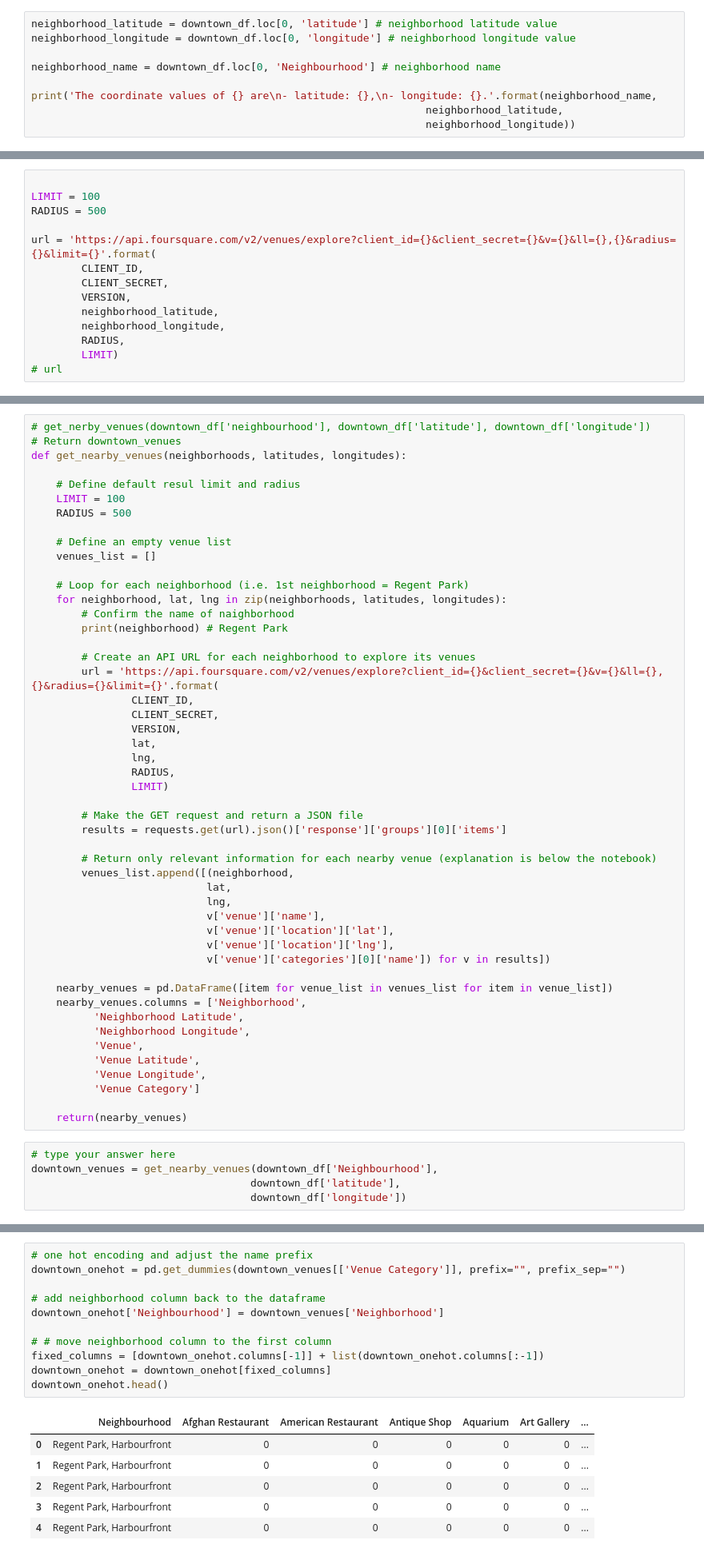
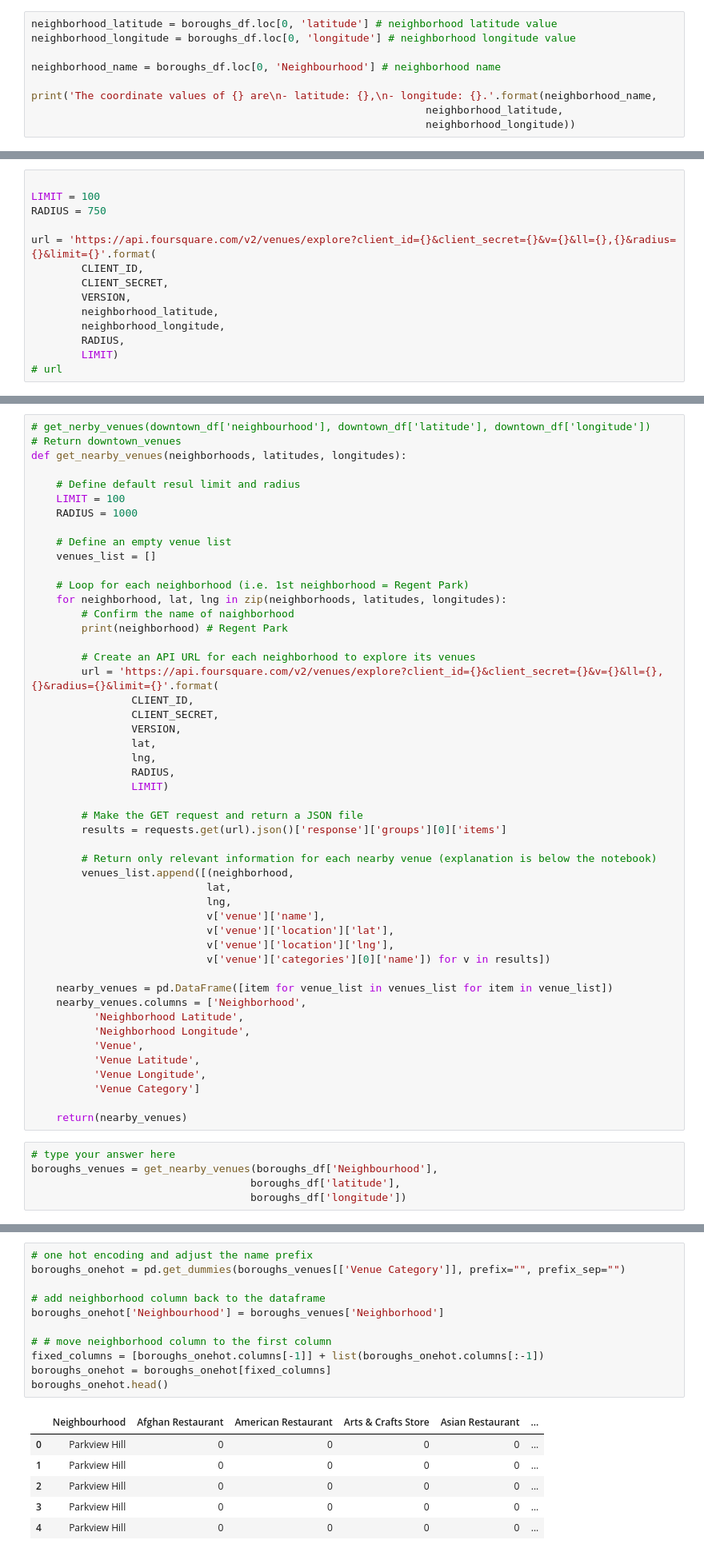
Before and after one commit to diardanoraihan/Coursera_Capstone, a Jupyter notebook: Pre3_Clustering_Neigborhoods_Toronto.ipynb, the cells around one changed output, grey strips where cells are left out. Shown at 80% size. Drawn from its saved outputs; the diff is of its cells as text.

```diff
--- a/Pre3_Clustering_Neigborhoods_Toronto.ipynb
+++ b/Pre3_Clustering_Neigborhoods_Toronto.ipynb
@@ -190,10 +234,10 @@ First neighborhood: Regent Park, Harbourfront
 # %% [markdown]
 - Get the location coordinate of the neighborhood
 # %%
-neighborhood_latitude = downtown_df.loc[0, 'latitude'] # neighborhood latitude value
-neighborhood_longitude = downtown_df.loc[0, 'longitude'] # neighborhood longitude value
+neighborhood_latitude = boroughs_df.loc[0, 'latitude'] # neighborhood latitude value
+neighborhood_longitude = boroughs_df.loc[0, 'longitude'] # neighborhood longitude value
 
-neighborhood_name = downtown_df.loc[0, 'Neighbourhood'] # neighborhood name
+neighborhood_name = boroughs_df.loc[0, 'Neighbourhood'] # neighborhood name
 
 print('The coordinate values of {} are\n- latitude: {},\n- longitude: {}.'.format(neighborhood_name,
                                                                neighborhood_latitude,
@@ -209,7 +253,7 @@ The coordinate values of Regent Park, Harbourfront are
 # %%
 
 LIMIT = 100
-RADIUS = 500
+RADIUS = 750
 
 url = 'https://api.foursquare.com/v2/venues/explore?client_id={}&client_secret={}&v={}&ll={},{}&radius={}&limit={}'.format(
         CLIENT_ID,
@@ -343,7 +387,7 @@ def get_nearby_venues(neighborhoods, latitudes, longitudes):
 
     # Define default resul limit and radius
     LIMIT = 100
-    RADIUS = 500
+    RADIUS = 1000
 
     # Define an empty venue list
     venues_list = []
@@ -387,7 +431,7 @@ def get_nearby_venues(neighborhoods, latitudes, longitudes):
     return(nearby_venues)
 # %%
 # type your answer here
-downtown_venues = get_nearby_venues(downtown_df['Neighbourhood'],
-                                   downtown_df['latitude'],
-                                   downtown_df['longitude'])
+boroughs_venues = get_nearby_venues(boroughs_df['Neighbourhood'],
+                                   boroughs_df['latitude'],
+                                   boroughs_df['longitude'])
 # %% [output]
@@ -456,19 +513,19 @@ __Our next objective is to create a dataframe containing the top 10 venues for e
 __1. First, we will do the One Hot Encoding to the venue category for each neighborhood.__
 # %%
 # one hot encoding and adjust the name prefix
-downtown_onehot = pd.get_dummies(downtown_venues[['Venue Category']], prefix="", prefix_sep="")
+boroughs_onehot = pd.get_dummies(boroughs_venues[['Venue Category']], prefix="", prefix_sep="")
 
 # add neighborhood column back to the dataframe
-downtown_onehot['Neighbourhood'] = downtown_venues['Neighborhood']
+boroughs_onehot['Neighbourhood'] = boroughs_venues['Neighborhood']
 
 # # move neighborhood column to the first column
-fixed_columns = [downtown_onehot.columns[-1]] + list(downtown_onehot.columns[:-1])
-downtown_onehot = downtown_onehot[fixed_columns]
-downtown_onehot.head()
+fixed_columns = [boroughs_onehot.columns[-1]] + list(boroughs_onehot.columns[:-1])
+boroughs_onehot = boroughs_onehot[fixed_columns]
+boroughs_onehot.head()
 # %% [output]
-|  | Neighbourhood | Afghan Restaurant | American Restaurant | Antique Shop | Aquarium | Art Gallery | ... |
-| 0 | Regent Park, Harbourfront | 0 | 0 | 0 | 0 | 0 | ... |
-| 1 | Regent Park, Harbourfront | 0 | 0 | 0 | 0 | 0 | ... |
-| 2 | Regent Park, Harbourfront | 0 | 0 | 0 | 0 | 0 | ... |
-| 3 | Regent Park, Harbourfront | 0 | 0 | 0 | 0 | 0 | ... |
-| 4 | Regent Park, Harbourfront | 0 | 0 | 0 | 0 | 0 | ... |
+|  | Neighbourhood | Afghan Restaurant | American Restaurant | Arts & Crafts Store | Asian Restaurant | ... |
+| 0 | Parkview Hill | 0 | 0 | 0 | 0 | ... |
+| 1 | Parkview Hill | 0 | 0 | 0 | 0 | ... |
+| 2 | Parkview Hill | 0 | 0 | 0 | 0 | ... |
+| 3 | Parkview Hill | 0 | 0 | 0 | 0 | ... |
+| 4 | Parkview Hill | 0 | 0 | 0 | 0 | ... |
```
Also changed, not shown: parts of 57 cells of this notebook, 14 other files.
